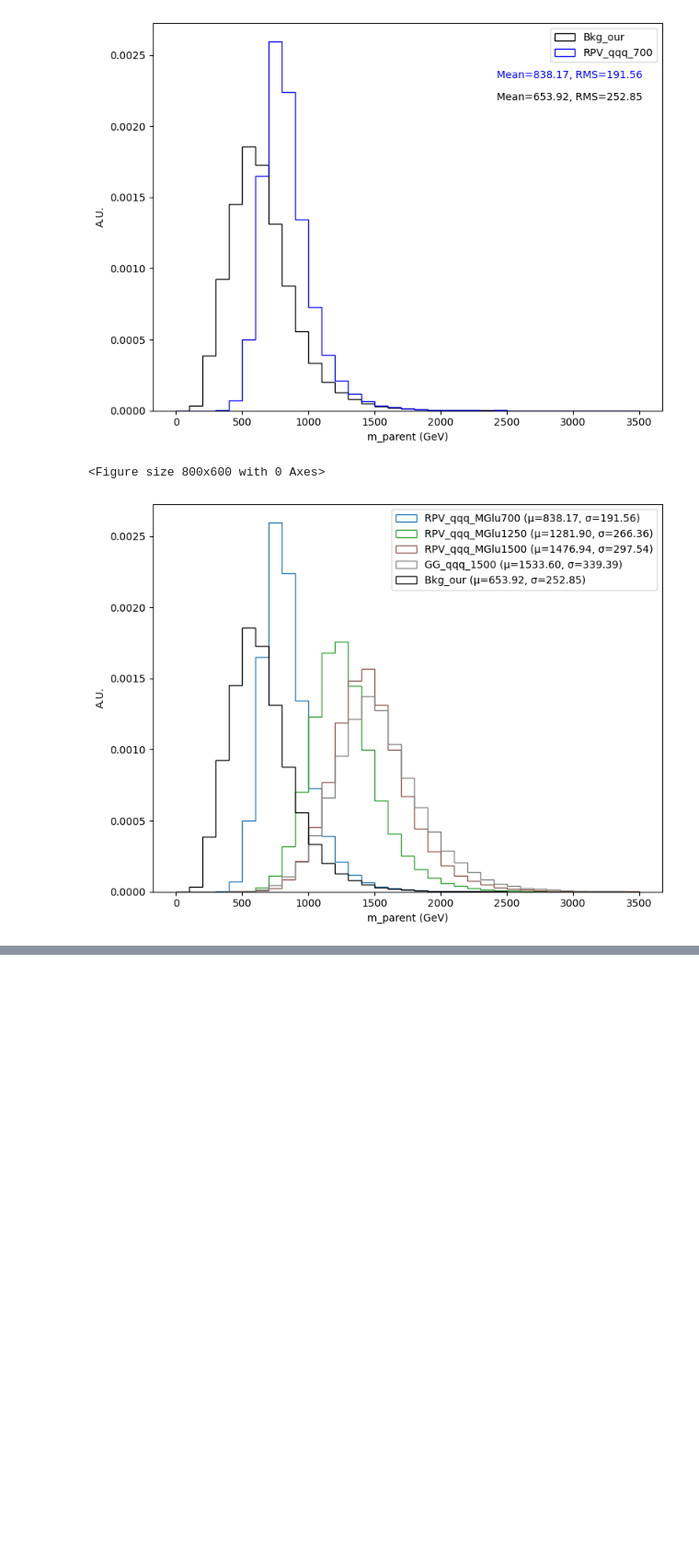
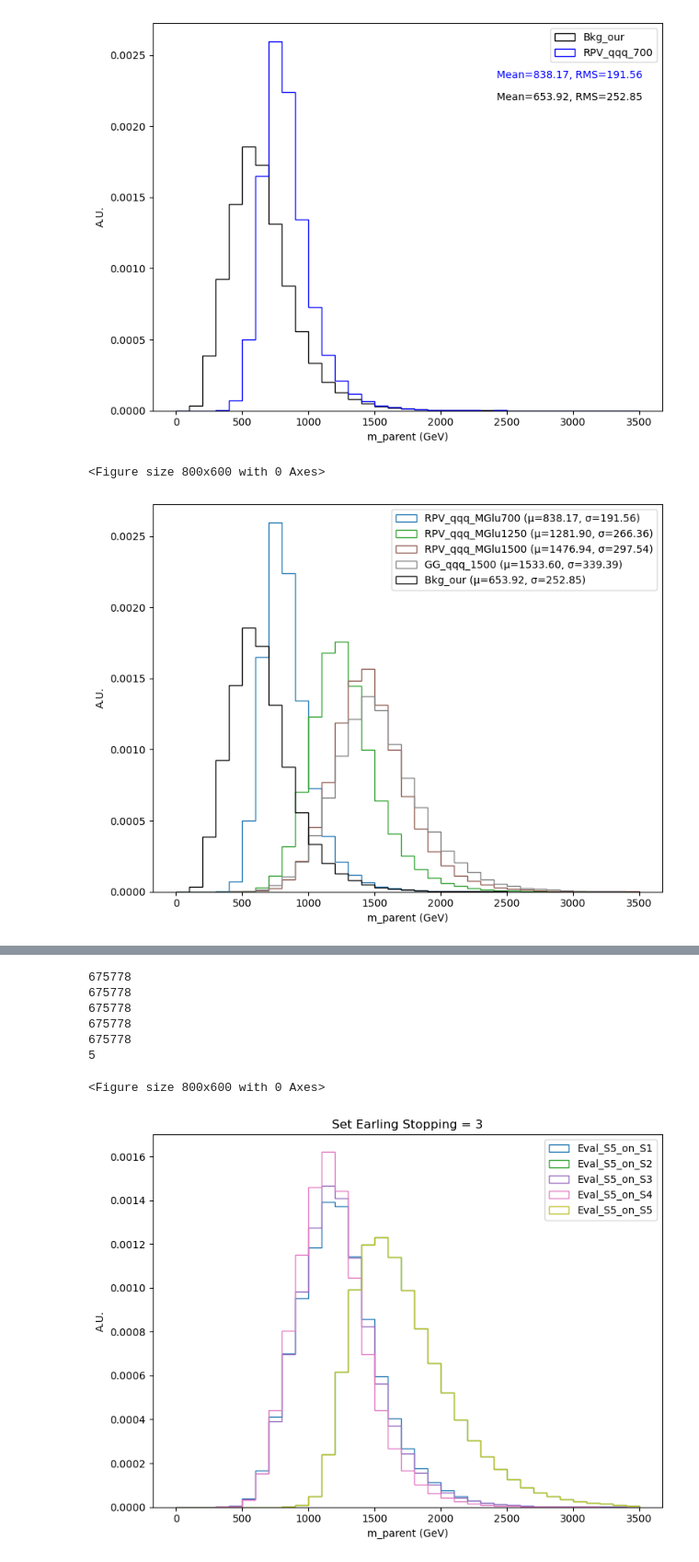
Before and after one commit to akanugan/unsupervised-search, a Jupyter notebook: plot_simple.ipynb, the cells around one changed output, grey strips where cells are left out. Shown at 92% size. Cells and saved outputs as stored; diff of their text form; code cells hidden in the pictures; blank space fills up the shorter version.

```diff
--- a/plot_simple.ipynb
+++ b/plot_simple.ipynb
@@ -194,0 +220,49 @@ print(data0_HT.shape, data1_HT.shape, data2_HT.shape, data3_HT.shape, data4_HT.s
+# %%
+import numpy as np
+import h5py
+import matplotlib.pyplot as plt
+
+# plots_info = [
+#     #(["evaluate/signal1500_training_2024.02.23.12.20.04_slice0.7to1k.h5","evaluate/signal1500_training_2024.02.23.12.29.42_slice1to1.5k.h5","evaluate/signal1500_training_2024.02.23.12.43.32_slice1.5kto2k.h5","evaluate/signal1500_training_2024.02.23.12.55.30_slice2kplus.h5"], "evaluate/Bkg.sampled_200k_transformer_classifier_our.h5", ['sig1500_trainedOnHT700to1k','sig1500_trainedOnHT1to1.5k','sig1500_trainedOnHT1.5to2k','sig1500_trainedOnHT2k+'], "Bkg_our")
+#     #(["evaluate/signal1500_training_2024.03.21.16.23.10_slice0.7to1k_ES3.h5","evaluate/signal1500_training_2024.03.21.16.01.53_slice1kto1.5k_ES3.h5","evaluate/signal1500_training_2024.03.21.16.23.10_slice1.5kto2k_ES3.h5","evaluate/signal1500_training_2024.03.21.15.18.07_slice2kplusES3.h5"], "evaluate/QCD_new_HT2000toInf_10files_training_2024.03.21.16.23.10.h5", ['sig1500_trainedOnHT700to1k','sig1500_trainedOnHT1to1.5k','sig1500_trainedOnHT1.5to2k','sig1500_trainedOnHT2k+'], "Bkg_our")
+#     (
+#       ["evaluate/combined_QCD_new_HT700to1000_100k_training_2024.03.21.16.23.10.h5",
+#       "evaluate/combined_QCD_new_HT1000to1500_100k_training_2024.03.21.16.23.10.h5",
+#       "evaluate/combined_QCD_new_HT1500to2000_100k_training_2024.03.21.16.23.10.h5",
+#       "evaluate/combined_QCD_new_HT2000toInf_100k_training_2024.03.21.16.23.10.h5"],
+#       ['QCD_sl1_trainedOnSl1','QCD_sl2_trainedOnSl1','QCD_sl3_trainedOnSl1','QCD_sl4_trainedOnSl1']
+#       )
+# ]
+
+plots_info = [
+['evaluate/new_train/combined_QCD_new_HT2000toInf_100k_training_2024.04.19.12.51.52_combined_QCD_new_HT500to700_100k.h5',
+'evaluate/new_train/combined_QCD_new_HT2000toInf_100k_training_2024.04.19.11.14.46_combined_QCD_new_HT700to1000_100k.h5',
+'evaluate/new_train/combined_QCD_new_HT2000toInf_100k_training_2024.04.19.11.37.55_combined_QCD_new_HT1000to1500_100k.h5',
+'evaluate/new_train/combined_QCD_new_HT2000toInf_100k_training_2024.04.19.11.50.17_combined_QCD_new_HT1500to2000_100k.h5',
+'evaluate/new_train/combined_QCD_new_HT2000toInf_100k_training_2024.04.19.12.18.10_combined_QCD_new_HT2000toInf_100k.h5'],
+['Eval_S5_on_S1','Eval_S5_on_S2','Eval_S5_on_S3','Eval_S5_on_S4','Eval_S5_on_S5']
+]
+
+
+plt.figure(figsize=(8, 6))  # Adjust figure size if necessary
+
+
+# for b_file, label_b in plots_info:
+(all_means_blue, all_stds_blue) = plot_b_histograms(plots_info[0], plots_info[1])
+print(len(all_means_blue))
+plt.legend()
+plt.xlabel('m_parent (GeV)')
+plt.ylabel('A.U.')
+plt.title('Set Earling Stopping = 3')
+plt.tight_layout()
+#plt.savefig(f'{"_".join(label_s_list)}_{label_b}.png')
+plt.show()
+# %% [output]
+675778
+675778
+675778
+675778
+675778
+5
+<Figure size 800x600 with 0 Axes>
+[figure, added]
```
Also changed, not shown: parts of 7 cells of this notebook, 6 other files.
